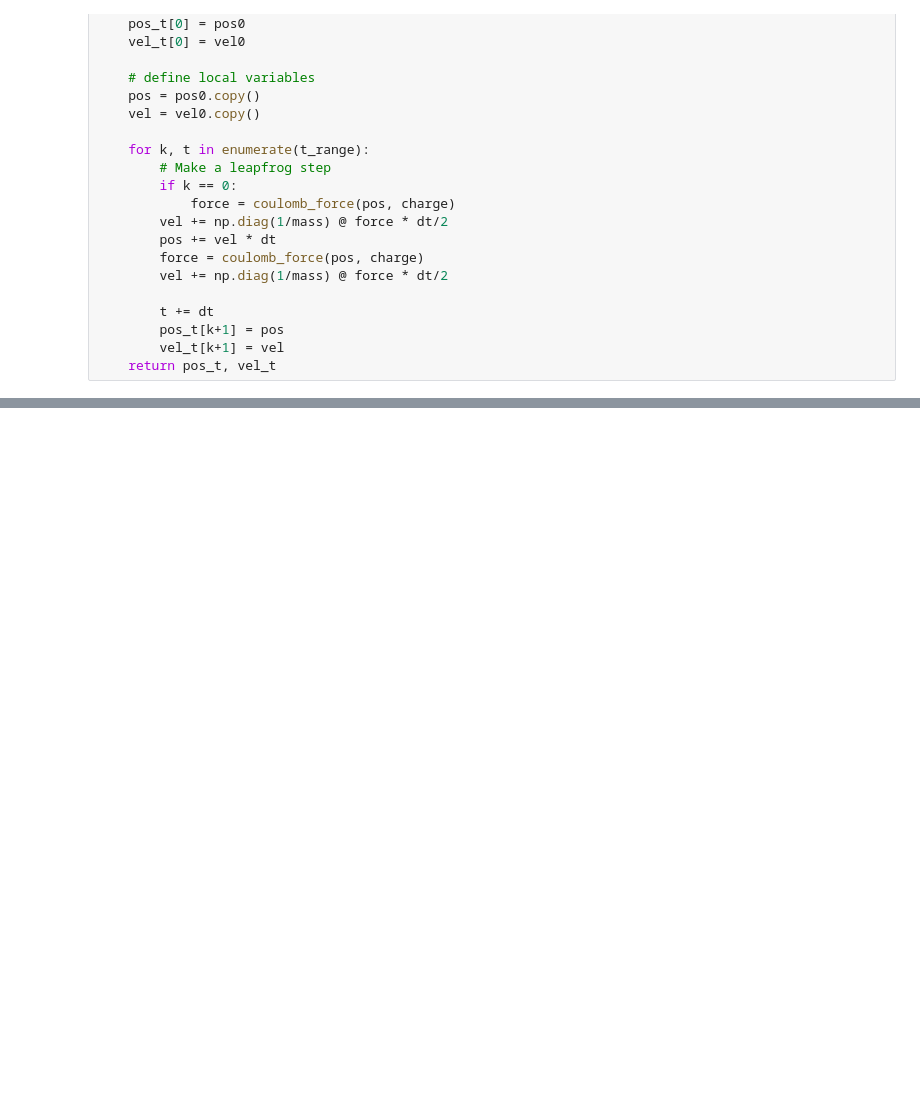
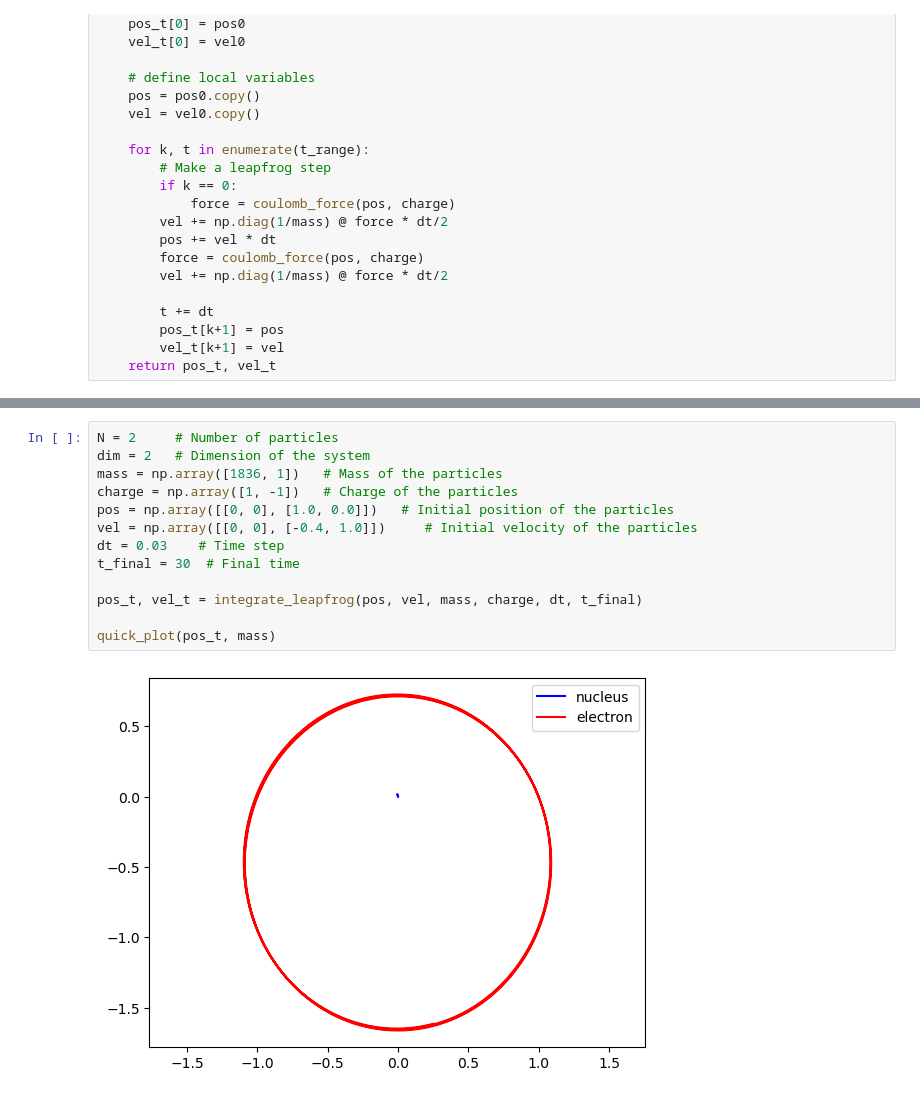
Before and after one commit to simenkva/kjm2601, a Jupyter notebook: src/python/classical_molecule_dynamics.ipynb, the cells around one changed output, grey strips where cells are left out. Drawn from its saved outputs; the diff is of its cells as text; blank space fills up the shorter version.

```diff
--- a/src/python/classical_molecule_dynamics.ipynb
+++ b/src/python/classical_molecule_dynamics.ipynb
@@ -159,0 +162,15 @@ animate(pos_t, mass, charge, dt, t_final)
+# %%
+N = 2     # Number of particles
+dim = 2   # Dimension of the system
+mass = np.array([1836, 1])   # Mass of the particles
+charge = np.array([1, -1])   # Charge of the particles
+pos = np.array([[0, 0], [1.0, 0.0]])   # Initial position of the particles
+vel = np.array([[0, 0], [-0.4, 1.0]])     # Initial velocity of the particles
+dt = 0.03    # Time step
+t_final = 30  # Final time
+
+pos_t, vel_t = integrate_leapfrog(pos, vel, mass, charge, dt, t_final)
+
+quick_plot(pos_t, mass)
+# %% [output]
+[figure, added]
```
Also changed, not shown: parts of 8 cells of this notebook, 29 other files.
